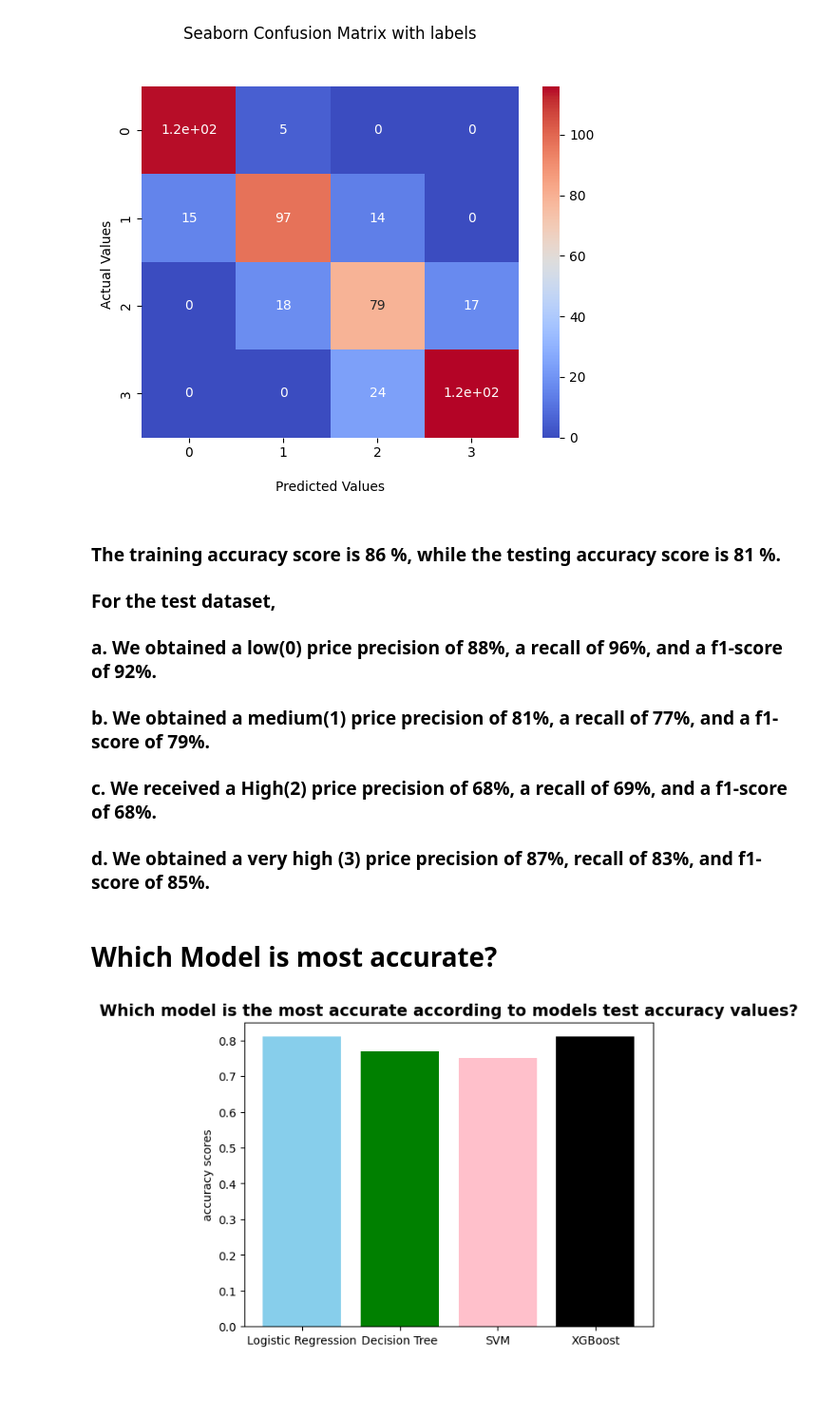
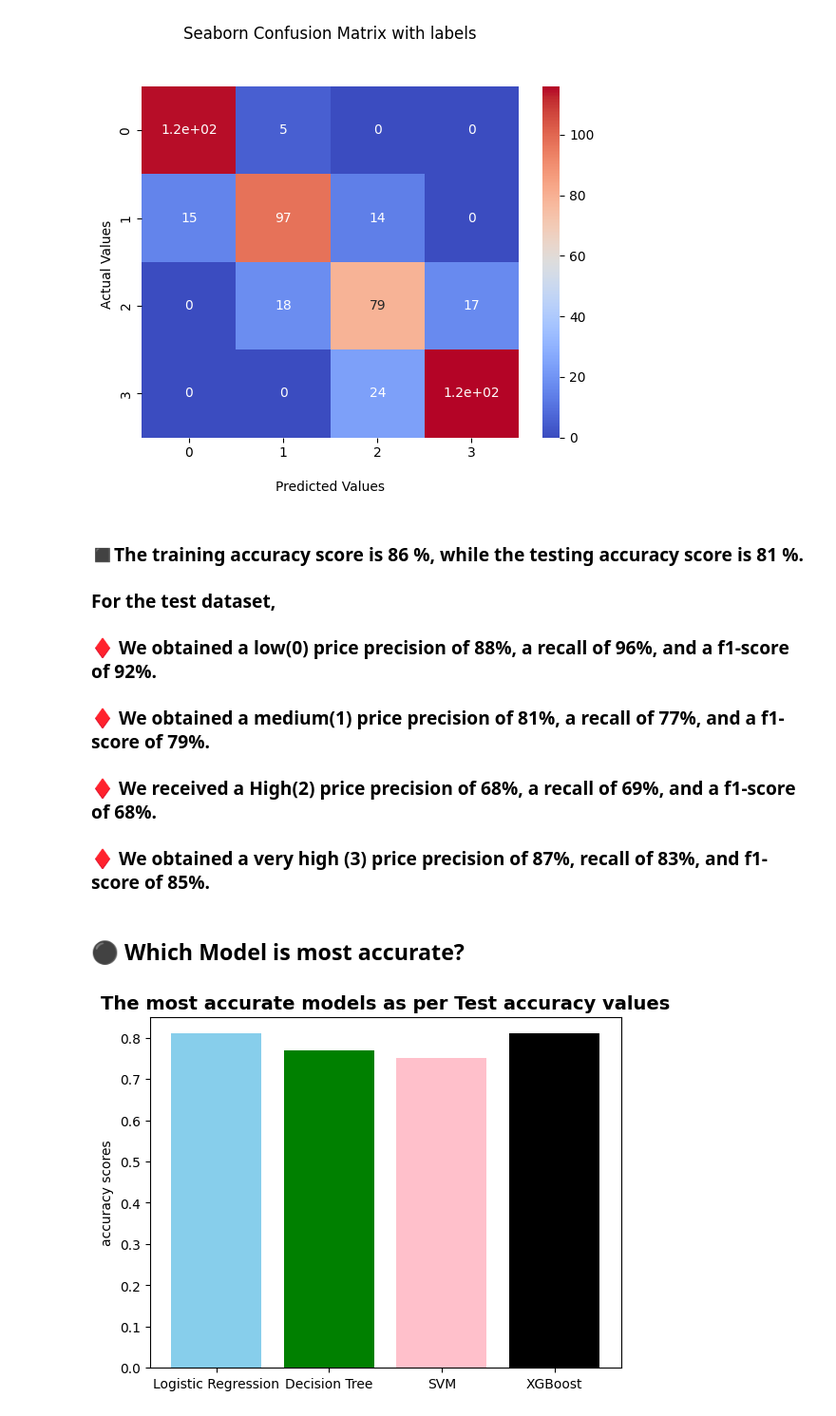
Before and after one commit to sumit25chini/Mobile-Price-Range-Prediction-Classification-prediction, a Jupyter notebook: Mobile_Price_Range_Prediction_project.ipynb, the cells around one changed output. Shown at 95% size. Drawn from its saved outputs; the diff is of its cells as text; code cells hidden in the pictures; blank space fills up the shorter version.

```diff
--- a/Mobile_Price_Range_Prediction_project.ipynb
+++ b/Mobile_Price_Range_Prediction_project.ipynb
@@ -1302,27 +1269,23 @@ weighted avg       0.81      0.81      0.81       500
  [  0   0  24 116]]
 [figure]
 # %% [markdown]
-### The training accuracy score is 86 %, while the testing accuracy score is 81 %.
-
+### ◼The training accuracy score is 86 %, while the testing accuracy score is 81 %.
 ### For the test dataset,
-
-### a. We obtained a low(0) price precision of 88%, a recall of 96%, and a f1-score of 92%.
-
-### b. We obtained a medium(1) price precision of 81%, a recall of 77%, and a f1-score of 79%.
-
-### c. We received a High(2) price precision of 68%, a recall of 69%, and a f1-score of 68%.
-
-### d. We obtained a very high (3) price precision of 87%, recall of 83%, and f1-score of 85%.
+### ♦ We obtained a low(0) price precision of 88%, a recall of 96%, and a f1-score of 92%.
+### ♦ We obtained a medium(1) price precision of 81%, a recall of 77%, and a f1-score of 79%.
+### ♦ We received a High(2) price precision of 68%, a recall of 69%, and a f1-score of 68%.
+### ♦ We obtained a very high (3) price precision of 87%, recall of 83%, and f1-score of 85%.
 # %% [markdown]
-# Which Model is most accurate?
+## **⚫ Which Model is most accurate?**
 # %%
+# Check the all models result together
 models = ['Logistic Regression', 'Decision Tree','SVM','XGBoost']
 acc_scores = [0.81,0.77,0.75,0.81]
 
 plt.bar(models, acc_scores, color=['skyblue', 'green', 'pink','black'])
 plt.ylabel("accuracy scores")
-plt.title("Which model is the most accurate according to models test accuracy values?",fontweight ='bold', size = 14)
+plt.title("The most accurate models as per Test accuracy values",fontweight ='bold', size = 14)
 plt.show()
 # %% [output]
-[figure, old version]
+[figure, new version]
 # %% [markdown]
```
Also changed, not shown: parts of 64 cells of this notebook.
